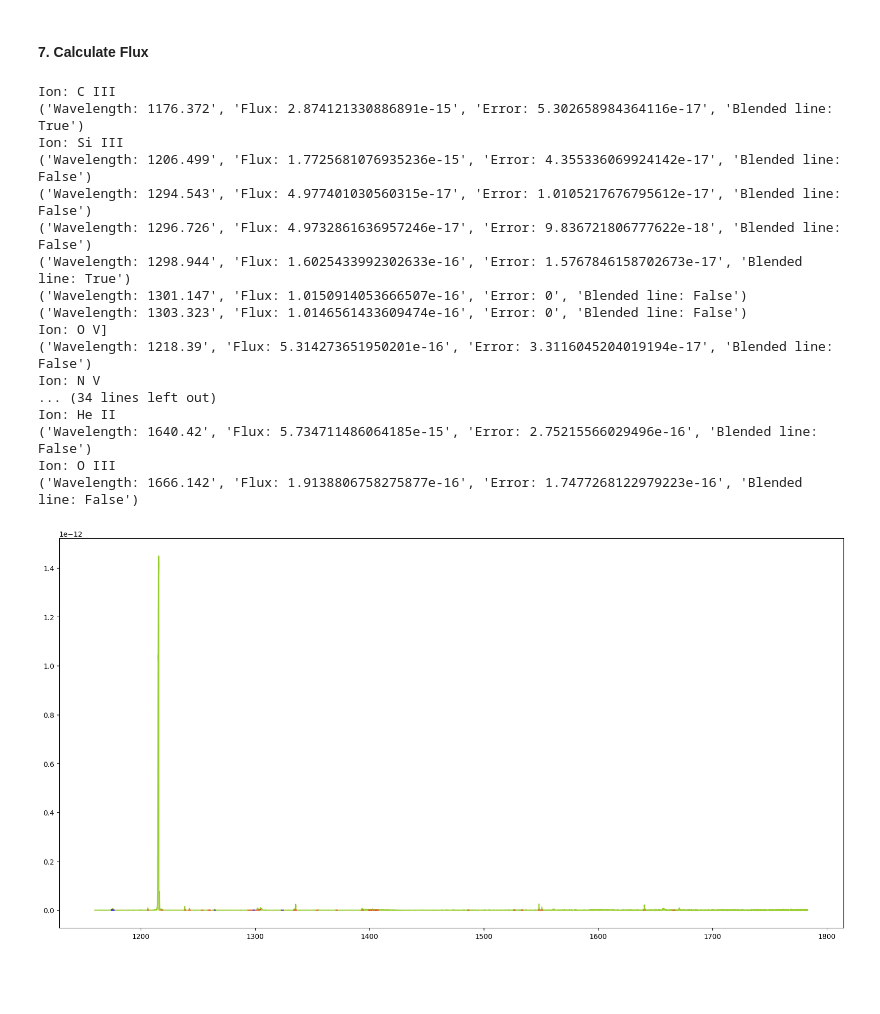
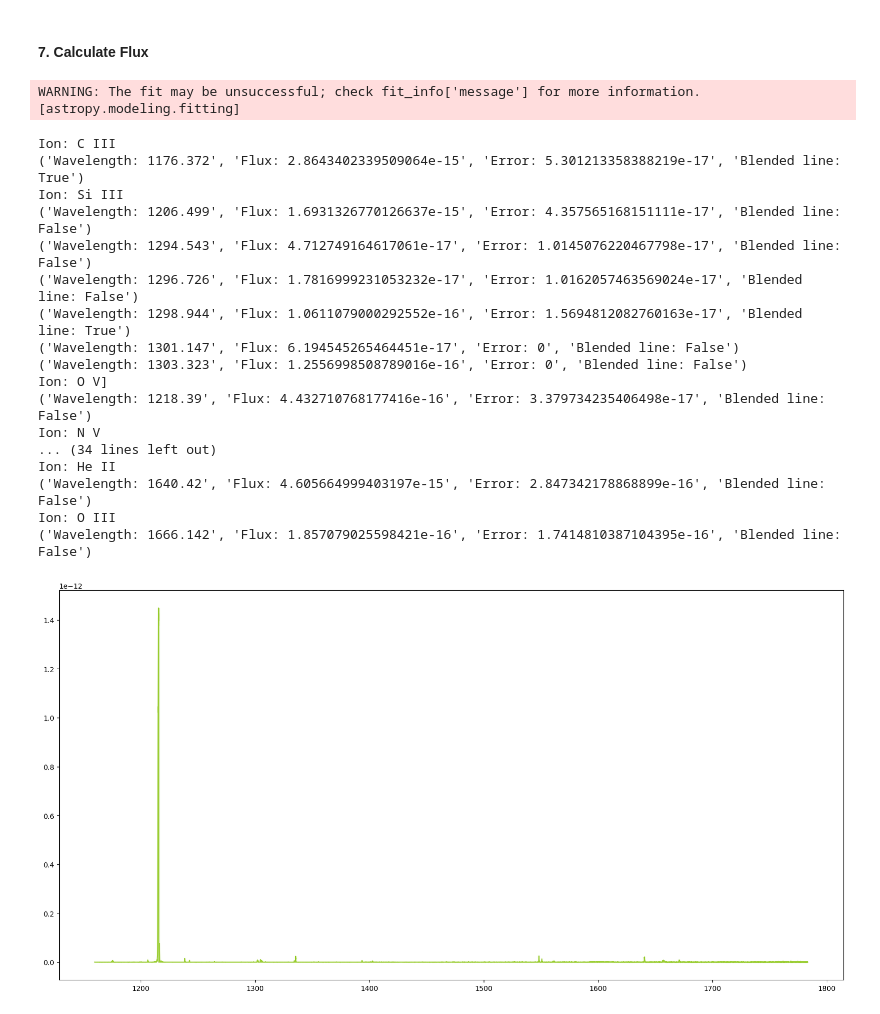
Before and after one commit to bellalongo/Star-Emission-Line-Flux, a Jupyter notebook: GJ-832/gj-832.ipynb, the cells around one changed output. Saved outputs shown, nothing was run; the diff lists cells and outputs as text; code cells hidden in the pictures; blank space fills up the shorter version.

```diff
--- a/GJ-832/gj-832.ipynb
+++ b/GJ-832/gj-832.ipynb
@@ -17,11 +18,10 @@ from astropy.table import QTable, Table, Column
 ### 2. Fetch Data
 # %%
 # Combine data from G130M and G160M
-data1 = fits.getdata('hlsp_muscles_hst_cos_gj849_g130m_v23_component-spec.fits')
-data2 = fits.getdata('hlsp_muscles_hst_cos_gj832_g160m_v22_component-spec.fits')
-w = np.hstack([data1['WAVELENGTH'], data2['WAVELENGTH']])
-w, f , e = np.hstack([data1['WAVELENGTH'], data2['WAVELENGTH']]), np.hstack([data1['FLUX'], data2['FLUX']]), np.hstack([data1['ERROR'], data2['ERROR']])
+data = fits.getdata('./gj832.fits')
+w, f , e = data['WAVELENGTH'], data['FLUX'], data['ERROR']
 mask = w > 1160
+plt.figure(figsize=(20,10))
 plt.figure(figsize=(20,10))
 
 plt.plot(w[mask], f[mask])
@@ -126,7 +127,9 @@ for i in range(0,2):
     u_obs_lam = obs_lam[i] * u.AA
     dv.append(u_obs_lam.to(u.km/u.s,  equivalencies=u.doppler_optical(u_rest_lam)))
 
-doppler = (abs(dv[0]) + abs(dv[1]))/2
+doppler = sum(dv)/len(dv)
+
+print(dv)
 
 
 print(f"Doppler shift: {doppler}")
@@ -226,13 +230,23 @@ def create_trendline(w, f, blended_line_bool):
 # %%
 # Mask current peak (use this for the rest!)
 wavelength_mask = (w > (w[mask][peaks][9] - flux_range)) & (w < (w[mask][peaks][9] + flux_range))
+
+# Take the middle flux value as the mean and the peak width as the stddev?
+curr_mean = np.mean(w[wavelength_mask])
+curr_std = np.std(w[wavelength_mask])
+
+# Create a Gaussian fit
+gaussian_model = models.Gaussian1D(mean = curr_mean, stddev=curr_std)
+fitter = fitting.LevMarLSQFitter()
+best_fit = fitter(gaussian_model, w[wavelength_mask], f[wavelength_mask])
+
 w0,w1 = wavelength_edges(w[wavelength_mask])
-total_sumflux = np.sum(f[wavelength_mask]*(w1-w0))
+total_sumflux = np.sum(best_fit(w[wavelength_mask])*(w1-w0))
 sumerror = (np.sum(e[wavelength_mask]**2 * (w1-w0)**2))**0.5
 
 plt.figure(figsize=(20,10))
 plt.plot(w[wavelength_mask], f[wavelength_mask])
-
+plt.plot(w[wavelength_mask], best_fit(w[wavelength_mask]))
 
 # Continuum calculation
 continuum = []
@@ -302,6 +316,15 @@ for wavelength in df['Wavelength']:
         else:
             wavelength_mask = (w > (obs_lam.value - flux_range)) & (w < (obs_lam.value + flux_range))
             prev_blended_bool = False
+
+        # Calculate mean and standard deviation to be used in Gaussian fit
+        curr_mean = np.mean(w[wavelength_mask])
+        curr_std = np.std(w[wavelength_mask])
+
+        # Create gauss
+        gaussian_model = models.Gaussian1D(mean = curr_mean, stddev=curr_std)
+        fitter = fitting.LevMarLSQFitter()
+        best_fit = fitter(gaussian_model, w[wavelength_mask], f[wavelength_mask])
 
         # Compute the flux and error
         w0,w1 = wavelength_edges(w[wavelength_mask])
@@ -318,51 +341,52 @@ for wavelength in df['Wavelength']:
 
         # Check if the flux is negative
         total_flux = total_sumflux - continuum_sumflux
         if total_flux <= 0:
             total_flux = sumerror * 3
             sumerror = 0
 
         # If there is a blended line
         if blended_line_bool:
             # Delete the previous flux calculation (check me!) - may need to get rid of [count-1]
             del flux[df['Ion'][count - 1]][previous_index]
             # Add the new flux calculation
             flux[df['Ion'][count]].append(("Wavelength: " + str(wavelength),"Flux: " + str(total_flux), "Error: " + str(sumerror), "Blended line: " + str(blended_line_bool)))
         # If there is not a blended line
         else:
             flux[df['Ion'][count]].append(("Wavelength: " + str(wavelength),"Flux: " + str(total_flux), "Error: " + str(sumerror),"Blended line: " + str(False)))
 
         # Update variables
         previous_obs = obs_lam
         previous_index = len(flux[df['Ion'][count]]) - 1
         iterations+=1
 
     count+=1
 
 # Printing
 for ion in flux:
     print(f"Ion: {ion} ")
     for data in flux[ion]:
         print(data)
 # %% [output]
-Ion: C III
-('Wavelength: 1176.372', 'Flux: 2.874121330886891e-15', 'Error: 5.302658984364116e-17', 'Blended line: True')
-Ion: Si III
-('Wavelength: 1206.499', 'Flux: 1.7725681076935236e-15', 'Error: 4.355336069924142e-17', 'Blended line: False')
-('Wavelength: 1294.543', 'Flux: 4.977401030560315e-17', 'Error: 1.0105217676795612e-17', 'Blended line: False')
-('Wavelength: 1296.726', 'Flux: 4.9732861636957246e-17', 'Error: 9.836721806777622e-18', 'Blended line: False')
-('Wavelength: 1298.944', 'Flux: 1.6025433992302633e-16', 'Error: 1.5767846158702673e-17', 'Blended line: True')
-('Wavelength: 1301.147', 'Flux: 1.0150914053666507e-16', 'Error: 0', 'Blended line: False')
-('Wavelength: 1303.323', 'Flux: 1.0146561433609474e-16', 'Error: 0', 'Blended line: False')
-Ion: O V]
-('Wavelength: 1218.39', 'Flux: 5.314273651950201e-16', 'Error: 3.3116045204019194e-17', 'Blended line: False')
-Ion: N V
-... (34 lines left out)
-Ion: He II
-('Wavelength: 1640.42', 'Flux: 5.734711486064185e-15', 'Error: 2.75215566029496e-16', 'Blended line: False')
-Ion: O III
-('Wavelength: 1666.142', 'Flux: 1.9138806758275877e-16', 'Error: 1.7477268122979223e-16', 'Blended line: False')
+WARNING: The fit may be unsuccessful; check fit_info['message'] for more information. [astropy.modeling.fitting]
+Ion: C III
+('Wavelength: 1176.372', 'Flux: 2.8643402339509064e-15', 'Error: 5.301213358388219e-17', 'Blended line: True')
+Ion: Si III
+('Wavelength: 1206.499', 'Flux: 1.6931326770126637e-15', 'Error: 4.357565168151111e-17', 'Blended line: False')
+('Wavelength: 1294.543', 'Flux: 4.712749164617061e-17', 'Error: 1.0145076220467798e-17', 'Blended line: False')
+('Wavelength: 1296.726', 'Flux: 1.7816999231053232e-17', 'Error: 1.0162057463569024e-17', 'Blended line: False')
+('Wavelength: 1298.944', 'Flux: 1.0611079000292552e-16', 'Error: 1.5694812082760163e-17', 'Blended line: True')
+('Wavelength: 1301.147', 'Flux: 6.194545265464451e-17', 'Error: 0', 'Blended line: False')
+('Wavelength: 1303.323', 'Flux: 1.2556998508789016e-16', 'Error: 0', 'Blended line: False')
+Ion: O V]
+('Wavelength: 1218.39', 'Flux: 4.432710768177416e-16', 'Error: 3.379734235406498e-17', 'Blended line: False')
+Ion: N V
+... (34 lines left out)
+Ion: He II
+('Wavelength: 1640.42', 'Flux: 4.605664999403197e-15', 'Error: 2.847342178868899e-16', 'Blended line: False')
+Ion: O III
+('Wavelength: 1666.142', 'Flux: 1.857079025598421e-16', 'Error: 1.7414810387104395e-16', 'Blended line: False')
-[figure, old version]
+[figure, new version]
 # %%
 # Astropy tables
 data_array = []
```
Also changed, not shown: parts of 5 cells of this notebook, 1 other file.
